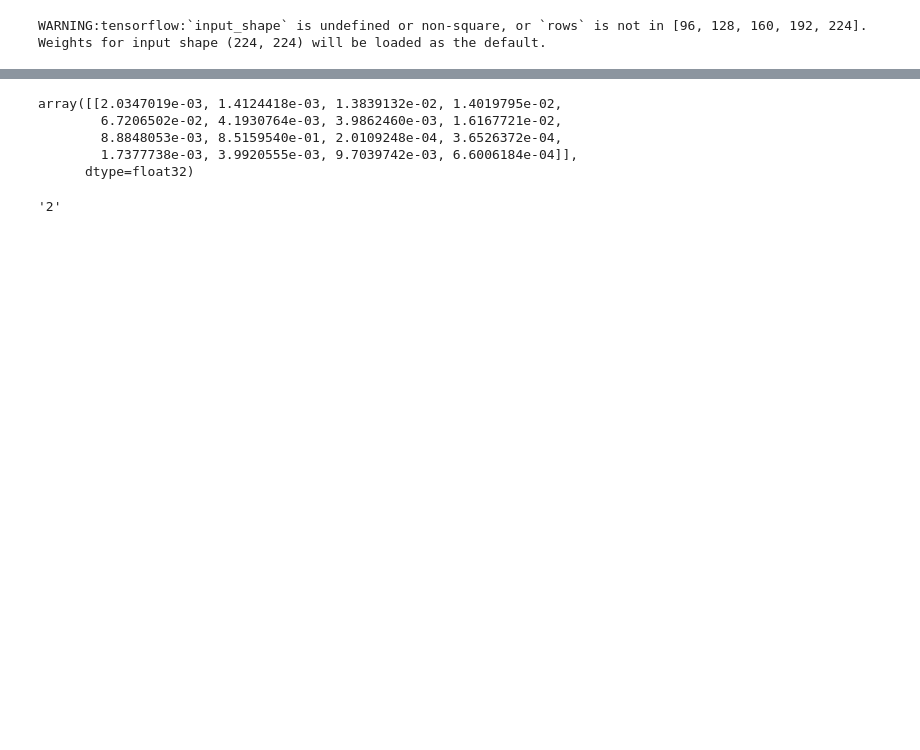
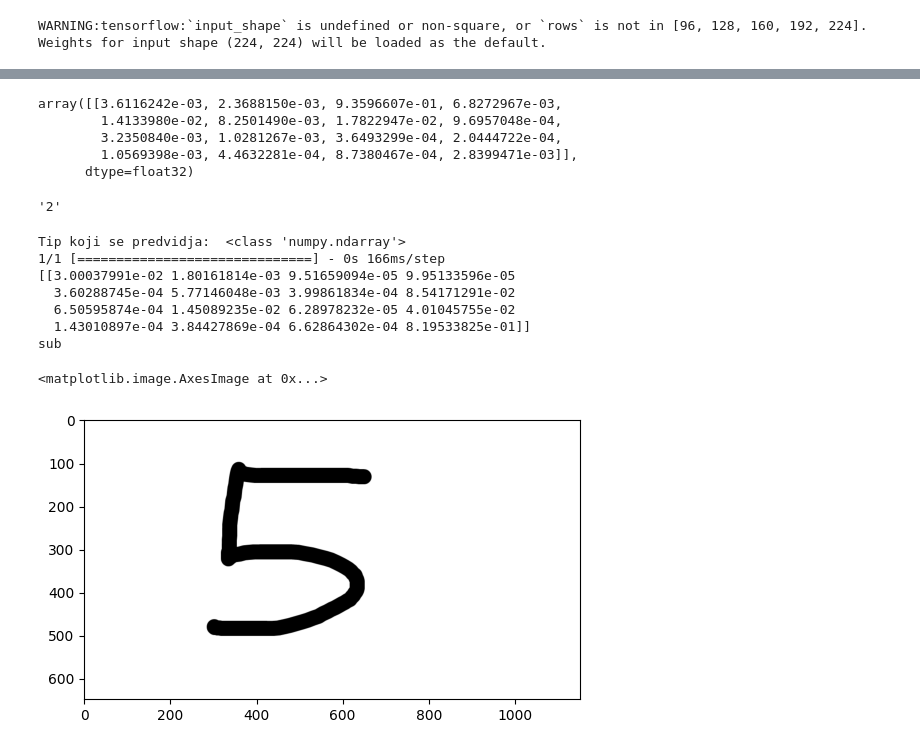
Before and after one commit to bob9952/RI_Project, a Jupyter notebook: transfer_example.ipynb, the cells around one changed output, grey strips where cells are left out. Saved outputs shown, nothing was run; the diff lists cells and outputs as text; code cells hidden in the pictures; blank space fills up the shorter version.

```diff
--- a/transfer_example.ipynb
+++ b/transfer_example.ipynb
@@ -287,9 +292,9 @@ prediction = model.predict(my_image)
 # %%
-prediction
+predict
 # %% [output]
-array([[2.0347019e-03, 1.4124418e-03, 1.3839132e-02, 1.4019795e-02,
-        6.7206502e-02, 4.1930764e-03, 3.9862460e-03, 1.6167721e-02,
-        8.8848053e-03, 8.5159540e-01, 2.0109248e-04, 3.6526372e-04,
-        1.7377738e-03, 3.9920555e-03, 9.7039742e-03, 6.6006184e-04]],
+array([[3.6116242e-03, 2.3688150e-03, 9.3596607e-01, 6.8272967e-03,
+        1.4133980e-02, 8.2501490e-03, 1.7822947e-02, 9.6957048e-04,
+        3.2350840e-03, 1.0281267e-03, 3.6493299e-04, 2.0444722e-04,
+        1.0569398e-03, 4.4632281e-04, 8.7380467e-04, 2.8399471e-03]],
       dtype=float32)
 # %%
@@ -297,2 +302,21 @@ class_labels[ np.argmax([np.round(x) for x in prediction]) ]
 # %% [output]
 '2'
+# %%
+
+# img_to_pred = roi
+# img_to_pred = load_img('../projekat/characters/5.png')
+
+
+# prediction(img_to_pred)
+
+plt.imshow(img_to_pred)
+# %% [output]
+Tip koji se predvidja:  <class 'numpy.ndarray'>
+1/1 [==============================] - 0s 166ms/step
+[[3.00037991e-02 1.80161814e-03 9.51659094e-05 9.95133596e-05
+  3.60288745e-04 5.77146048e-03 3.99861834e-04 8.54171291e-02
+  6.50595874e-04 1.45089235e-02 6.28978232e-05 4.01045755e-02
+  1.43010897e-04 3.84427869e-04 6.62864302e-04 8.19533825e-01]]
+sub
+<matplotlib.image.AxesImage at 0x...>
+[figure, added]
```
Also changed, not shown: parts of 15 cells of this notebook.
